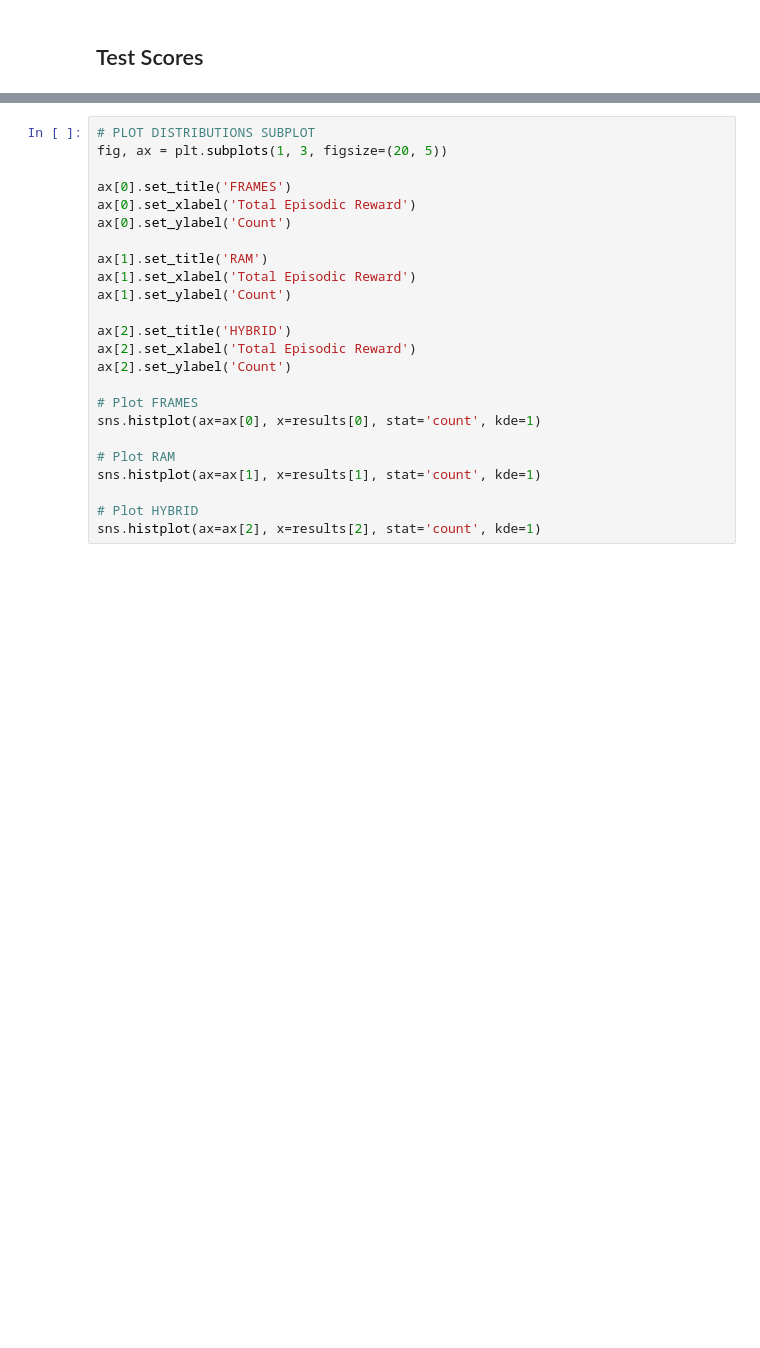
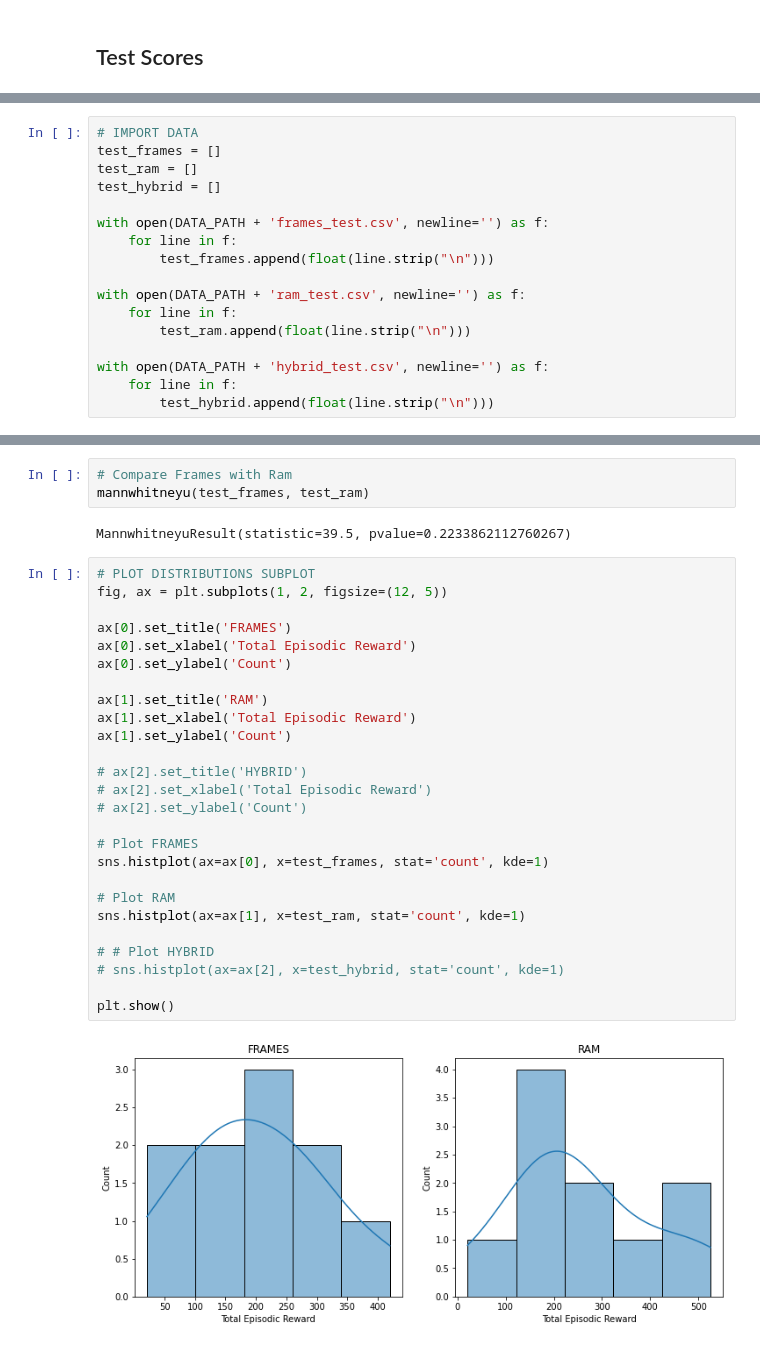
Before and after one commit to Mezuah4/CS4049_Atari_Assault, a Jupyter notebook: Analysis.ipynb, the cells around one changed output, grey strips where cells are left out. Drawn from its saved outputs; the diff is of its cells as text; blank space fills up the shorter version.

```diff
--- a/Analysis.ipynb
+++ b/Analysis.ipynb
@@ -80,0 +151,17 @@ results = []
+# %%
+# IMPORT DATA
+test_frames = []
+test_ram = []
+test_hybrid = []
+
+with open(DATA_PATH + 'frames_test.csv', newline='') as f:
+    for line in f:
+        test_frames.append(float(line.strip("\n")))
+
+with open(DATA_PATH + 'ram_test.csv', newline='') as f:
+    for line in f:
+        test_ram.append(float(line.strip("\n")))
+
+with open(DATA_PATH + 'hybrid_test.csv', newline='') as f:
+    for line in f:
+        test_hybrid.append(float(line.strip("\n")))
@@ -81,26 +180,35 @@ results = []
+# %%
+# Compare Frames with Ram
+mannwhitneyu(test_frames, test_ram)
+# %% [output]
+MannwhitneyuResult(statistic=39.5, pvalue=0.2233862112760267)
 # %%
 # PLOT DISTRIBUTIONS SUBPLOT
-fig, ax = plt.subplots(1, 3, figsize=(20, 5))
+fig, ax = plt.subplots(1, 2, figsize=(12, 5))
 
 ax[0].set_title('FRAMES')
 ax[0].set_xlabel('Total Episodic Reward')
 ax[0].set_ylabel('Count')
 
 ax[1].set_title('RAM')
 ax[1].set_xlabel('Total Episodic Reward')
 ax[1].set_ylabel('Count')
 
-ax[2].set_title('HYBRID')
-ax[2].set_xlabel('Total Episodic Reward')
-ax[2].set_ylabel('Count')
+# ax[2].set_title('HYBRID')
+# ax[2].set_xlabel('Total Episodic Reward')
+# ax[2].set_ylabel('Count')
 
 # Plot FRAMES
-sns.histplot(ax=ax[0], x=results[0], stat='count', kde=1)
+sns.histplot(ax=ax[0], x=test_frames, stat='count', kde=1)
 
 # Plot RAM
-sns.histplot(ax=ax[1], x=results[1], stat='count', kde=1)
+sns.histplot(ax=ax[1], x=test_ram, stat='count', kde=1)
 
-# Plot HYBRID
-sns.histplot(ax=ax[2], x=results[2], stat='count', kde=1)
+# # Plot HYBRID
+# sns.histplot(ax=ax[2], x=test_hybrid, stat='count', kde=1)
+
+plt.show()
+# %% [output]
+[figure, added]
 # %%
 # PLOT BAR CHART OF MEAN SCORES
```
Also changed, not shown: parts of 12 cells of this notebook.
